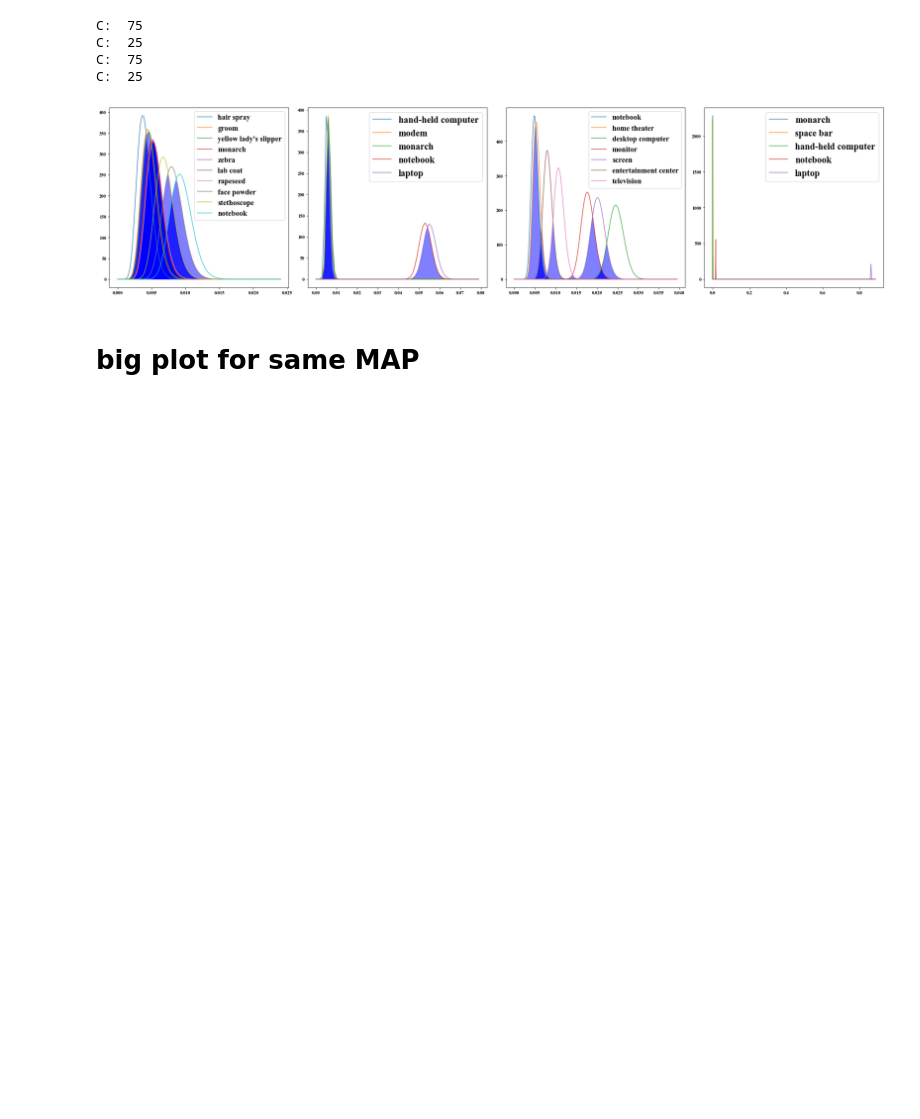
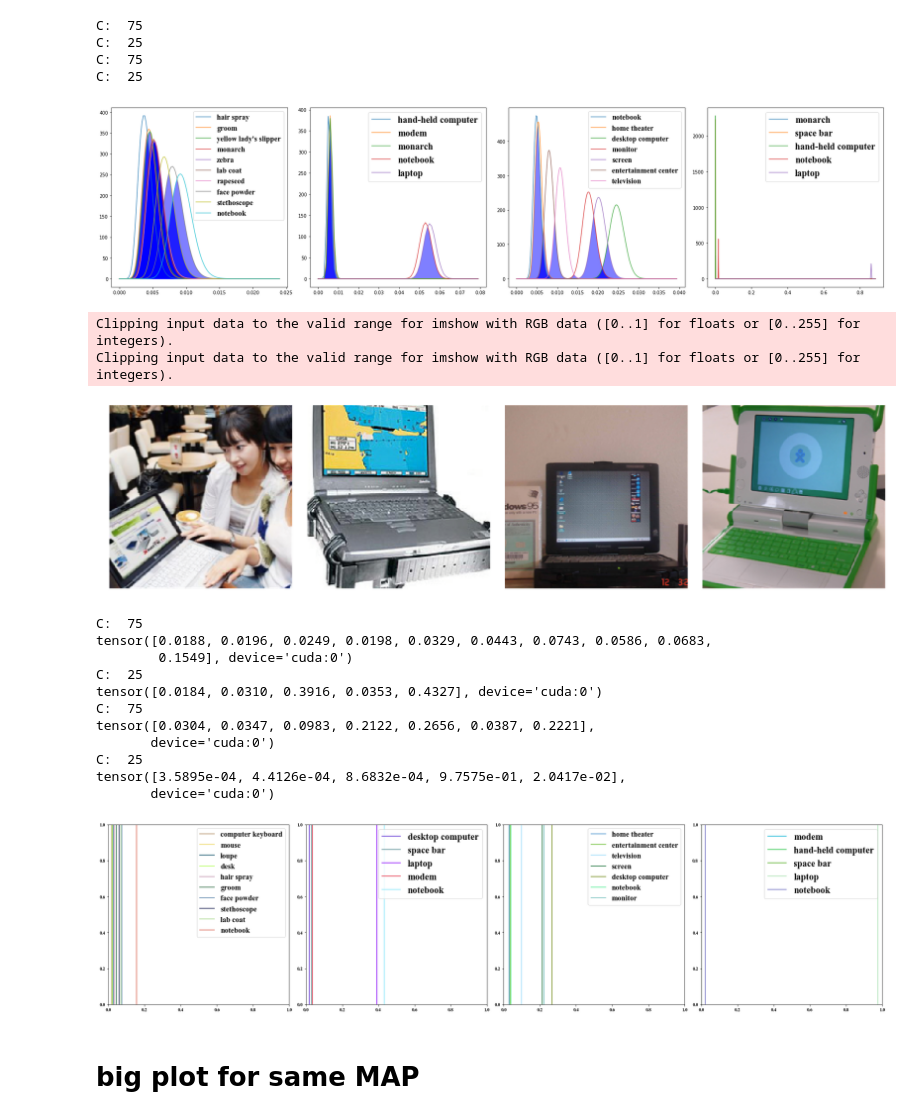
Before and after one commit to ross-Hr/master2020, a Jupyter notebook: 2019-10-Laplace_Bridge/exp/Experiment3_ImageNet_DenseNet.ipynb, the cells around one changed output. Cells and saved outputs as stored; diff of their text form; code cells hidden in the pictures; blank space fills up the shorter version.

Commit message:
added MAP estimate for pres

```diff
--- a/2019-10-Laplace_Bridge/exp/Experiment3_ImageNet_DenseNet.ipynb
+++ b/2019-10-Laplace_Bridge/exp/Experiment3_ImageNet_DenseNet.ipynb
@@ -1401,6 +1403,61 @@ C:  25
 C:  75
 C:  25
 [figure]
+# %%
+#show the beta distributions of the topK estimates
+def show_MAP_topK(list_of_idx, list_of_k, filename):
+
+    n = len(list_of_idx)
+    fig, axs = plt.subplots(nrows=1, ncols=n, sharex=False, figsize=(n*6, 6))
+
+    plt.rcParams["font.family"] = "Times New Roman"
+    max_rb = [5000, 1000, 5000, 1000]
+    fs = [16, 20, 16, 20]
+    Cs = 5*np.array([15, 5, 15, 5])
+    for i, idx in enumerate(list_of_idx):
+
+        C = Cs[i]
+        print("C: ", C)
+        x = np.linspace(0,1, max_rb[i] + 1)
+        k = ks[i]
+        topK_idx = get_topK(imagenet_MAP[idx], k)
+        topK_MAP = imagenet_MAP[idx][topK_idx]
+        right_boarder = topK_MAP.max()
+        print(topK_MAP)
+
+        for j in range(k):
+            label_string = label_dict[topK_idx[j]]
+            label_string = ' '.join(label_string.split(',')[:1])
+            #axs[i].plot([topK_MAP]*2, [1]*2, label='{}'.format(label_string), alpha=0.8)
+            axs[i].axvline(x=topK_MAP[j], label='{}'.format(label_string), alpha=1, c=np.random.rand(3,))
+
+        axs[i].legend(fontsize=fs[i])
+
+    plt.tight_layout()
+    #tpl.save('figures/{}'.format(filename), figure=fig, figurewidth='\\figwidth', figureheight='\\figheight')
+    plt.savefig('figures/{}'.format(filename))
+    plt.show()
+# %%
+idxs = [31000, 31036, 31028, 31009]
+ks = [10,5,7,5]
+show_images(idxs, filename='imagenet_images.pdf')
+show_MAP_topK(idxs, ks, filename='imagenet_topK_MAP.pdf')
+# %% [output]
+Clipping input data to the valid range for imshow with RGB data ([0..1] for floats or [0..255] for integers).
+Clipping input data to the valid range for imshow with RGB data ([0..1] for floats or [0..255] for integers).
+[figure, added]
+C:  75
+tensor([0.0188, 0.0196, 0.0249, 0.0198, 0.0329, 0.0443, 0.0743, 0.0586, 0.0683,
+        0.1549], device='cuda:0')
+C:  25
+tensor([0.0184, 0.0310, 0.3916, 0.0353, 0.4327], device='cuda:0')
+C:  75
+tensor([0.0304, 0.0347, 0.0983, 0.2122, 0.2656, 0.0387, 0.2221],
+       device='cuda:0')
+C:  25
+tensor([3.5895e-04, 4.4126e-04, 8.6832e-04, 9.7575e-01, 2.0417e-02],
+       device='cuda:0')
+[figure, added]
 # %% [markdown]
 # big plot for same MAP
 # %%
```
Also changed, not shown: parts of 2 cells of this notebook, 4 other files.
